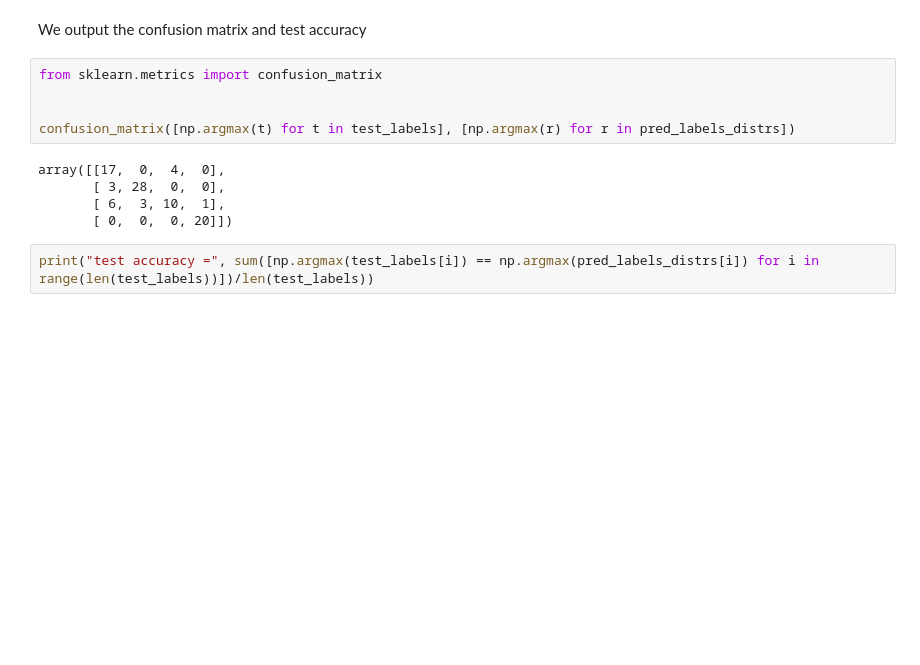
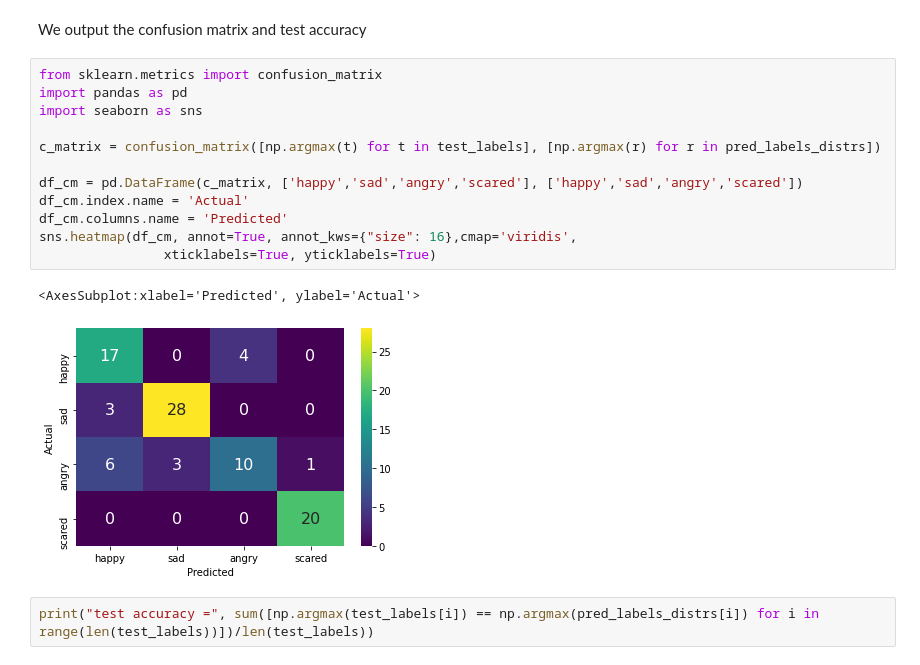
Before and after one commit to PaulaGarciaMolina/QNLP_Qiskit_Hackathon, a Jupyter notebook: sentiment analysis/multi-class/sentiment_analysis_iqp1-qiskit.ipynb, the cells around one changed output. Drawn from its saved outputs; the diff is of its cells as text; blank space fills up the shorter version.

Commit message:
added heatmap

```diff
--- a/sentiment analysis/multi-class/sentiment_analysis_iqp1-qiskit.ipynb
+++ b/sentiment analysis/multi-class/sentiment_analysis_iqp1-qiskit.ipynb
@@ -669,16 +669,21 @@ results_tweaked = [np.abs(np.array(res) - 1e-9) for res in results]
 pred_labels_distrs = [res.flatten() / np.sum(res) for res in results_tweaked]
 # %% [markdown]
 We output the confusion matrix and test accuracy
-# %%
-from sklearn.metrics import confusion_matrix
-
-
-confusion_matrix([np.argmax(t) for t in test_labels], [np.argmax(r) for r in pred_labels_distrs])
-# %% [output]
-array([[17,  0,  4,  0],
-       [ 3, 28,  0,  0],
-       [ 6,  3, 10,  1],
-       [ 0,  0,  0, 20]])
+# %%
+from sklearn.metrics import confusion_matrix
+import pandas as pd
+import seaborn as sns
+
+c_matrix = confusion_matrix([np.argmax(t) for t in test_labels], [np.argmax(r) for r in pred_labels_distrs])
+
+df_cm = pd.DataFrame(c_matrix, ['happy','sad','angry','scared'], ['happy','sad','angry','scared'])
+df_cm.index.name = 'Actual'
+df_cm.columns.name = 'Predicted'
+sns.heatmap(df_cm, annot=True, annot_kws={"size": 16},cmap='viridis',
+                xticklabels=True, yticklabels=True)
+# %% [output]
+<AxesSubplot:xlabel='Predicted', ylabel='Actual'>
+[figure, added]
 # %%
 print("test accuracy =", sum([np.argmax(test_labels[i]) == np.argmax(pred_labels_distrs[i]) for i in range(len(test_labels))])/len(test_labels))
 # %% [output]
```
